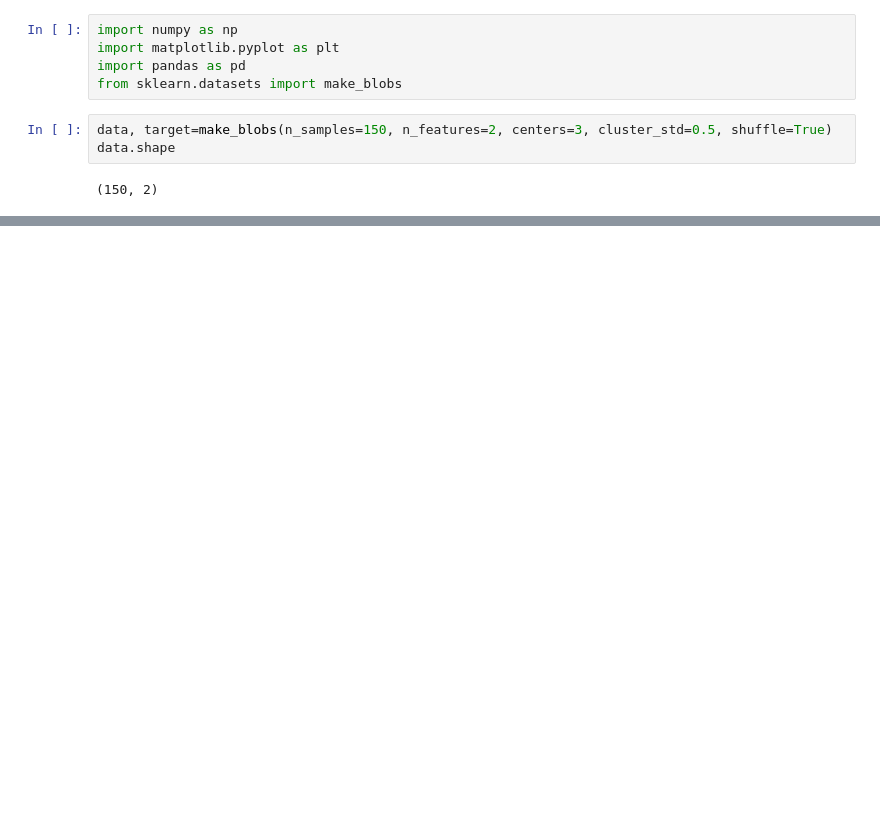
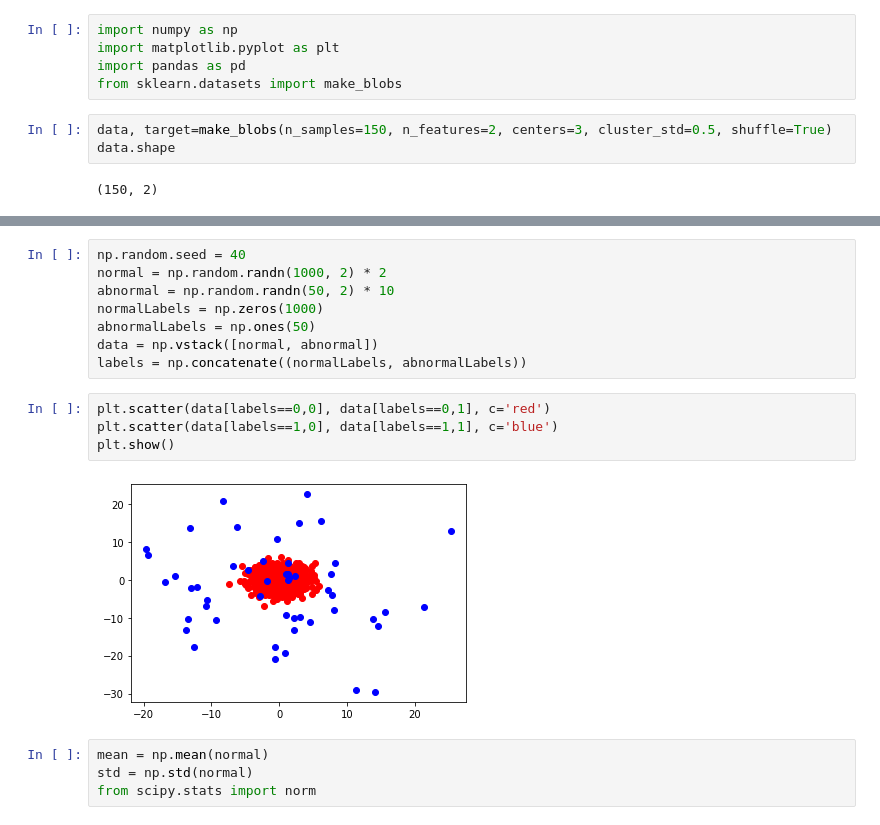
Before and after one commit to Ultrasubha/MyCodes, a Jupyter notebook: Machine Learning/ML2/clustering.ipynb, the cells around one changed output, grey strips where cells are left out. Drawn from its saved outputs; the diff is of its cells as text; blank space fills up the shorter version.

```diff
--- a/Machine Learning/ML2/clustering.ipynb
+++ b/Machine Learning/ML2/clustering.ipynb
@@ -65,0 +112,18 @@ ERROR: You must give at least one requirement to install (see "pip help install"
+# %%
+np.random.seed = 40
+normal = np.random.randn(1000, 2) * 2
+abnormal = np.random.randn(50, 2) * 10
+normalLabels = np.zeros(1000)
+abnormalLabels = np.ones(50)
+data = np.vstack([normal, abnormal])
+labels = np.concatenate((normalLabels, abnormalLabels))
+# %%
+plt.scatter(data[labels==0,0], data[labels==0,1], c='red')
+plt.scatter(data[labels==1,0], data[labels==1,1], c='blue')
+plt.show()
+# %% [output]
+[figure, added]
+# %%
+mean = np.mean(normal)
+std = np.std(normal)
+from scipy.stats import norm
```
Also changed, not shown: parts of 12 cells of this notebook, 3 other files.
